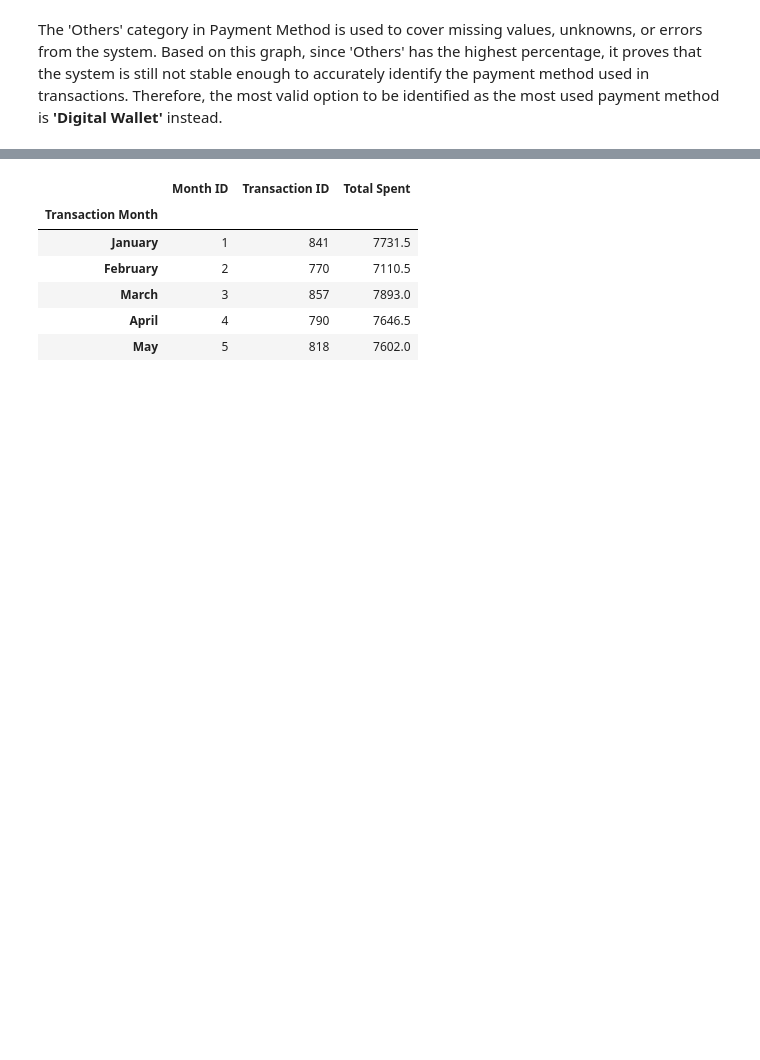
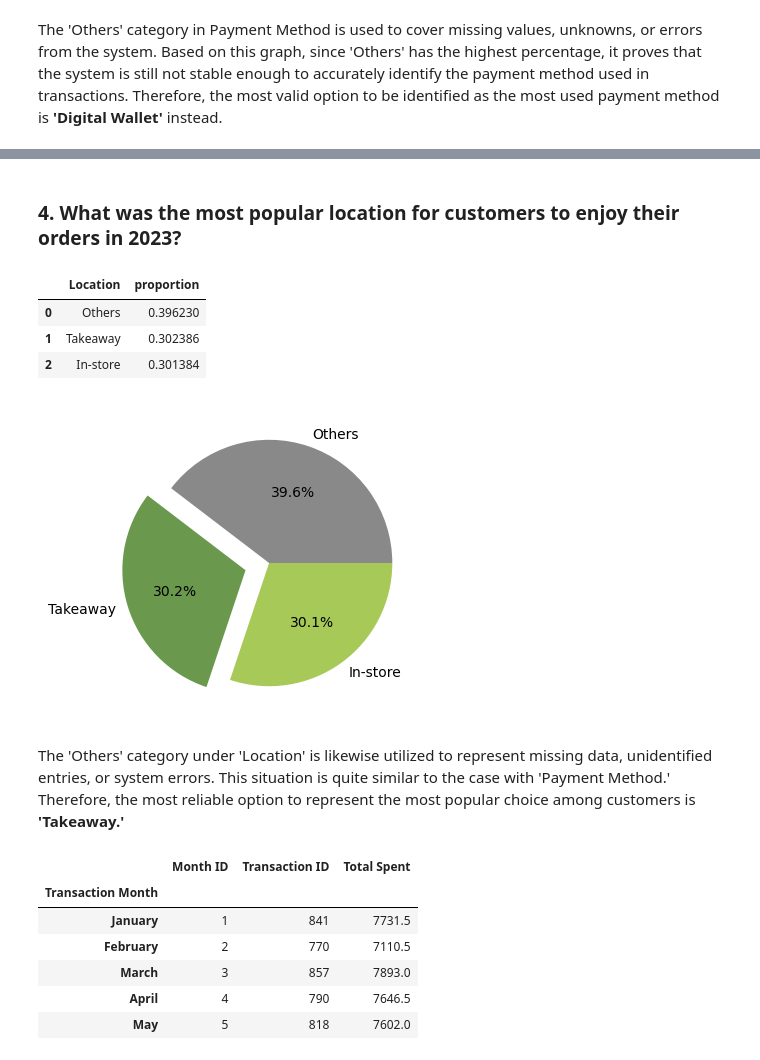
Before and after one commit to jeeenss/Data-Analysis-with-Python, a Jupyter notebook: Cafe_Sales/cafe_sales_analysis.ipynb, the cells around one changed output, grey strips where cells are left out. Drawn from its saved outputs; the diff is of its cells as text; code cells hidden in the pictures; blank space fills up the shorter version.

```diff
--- a/Cafe_Sales/cafe_sales_analysis.ipynb
+++ b/Cafe_Sales/cafe_sales_analysis.ipynb
@@ -1175,3 +1168,28 @@ most_used_paymentmethod.loc[most_used_paymentmethod['proportion'].idxmax()+1,'Pa
+# %% [markdown]
+### 4. What was the most popular location for customers to enjoy their orders in 2023? ###
+# %%
+most_popular_location = df['Location'].value_counts(normalize=True).reset_index()
+most_popular_location = pd.DataFrame(most_popular_location)
+most_popular_location
+# %% [output]
+|  | Location | proportion |
+| 0 | Others | 0.396230 |
+| 1 | Takeaway | 0.302386 |
+| 2 | In-store | 0.301384 |
+# %%
+plt.figure(figsize=(8, 4))
+# list of colors used
+colors = ["#898989", "#6a994e","#a7c957"]
+# Set custom color palette
+customPalette = sns.set_palette(sns.color_palette(colors))
+
+explode = [0.2 if x == most_popular_location.loc[most_popular_location['proportion'].idxmax()+1,'Location'] else 0 for x in most_popular_location['Location']]
+plt.pie(most_popular_location['proportion'], labels=most_popular_location['Location'], autopct='%1.1f%%', colors=customPalette, explode=explode)
+plt.show()
+# %% [output]
+[figure, added]
+# %% [markdown]
+The 'Others' category under 'Location' is likewise utilized to represent missing data, unidentified entries, or system errors. This situation is quite similar to the case with 'Payment Method.' Therefore, the most reliable option to represent the most popular choice among customers is <b>'Takeaway.'</b>
 # %%
 result = df.groupby(['Transaction Month','Month ID'], as_index=False).agg({'Transaction ID': 'count','Total Spent':'sum'}).sort_values(['Month ID'], ascending=True)
 result = result.set_index('Transaction Month')
```
Also changed, not shown: parts of 4 cells of this notebook.
